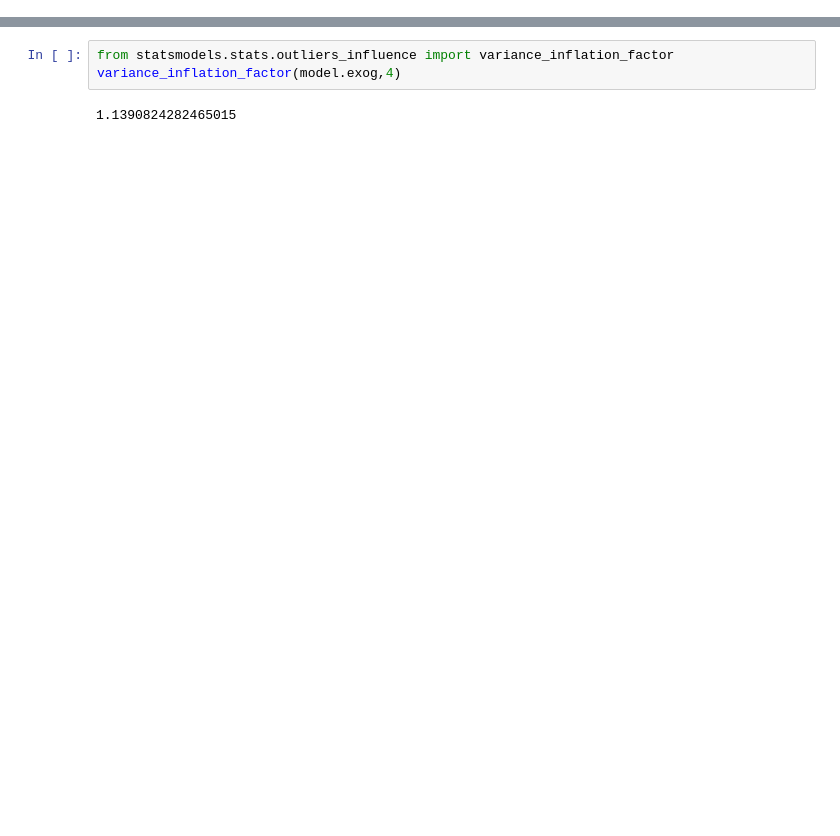
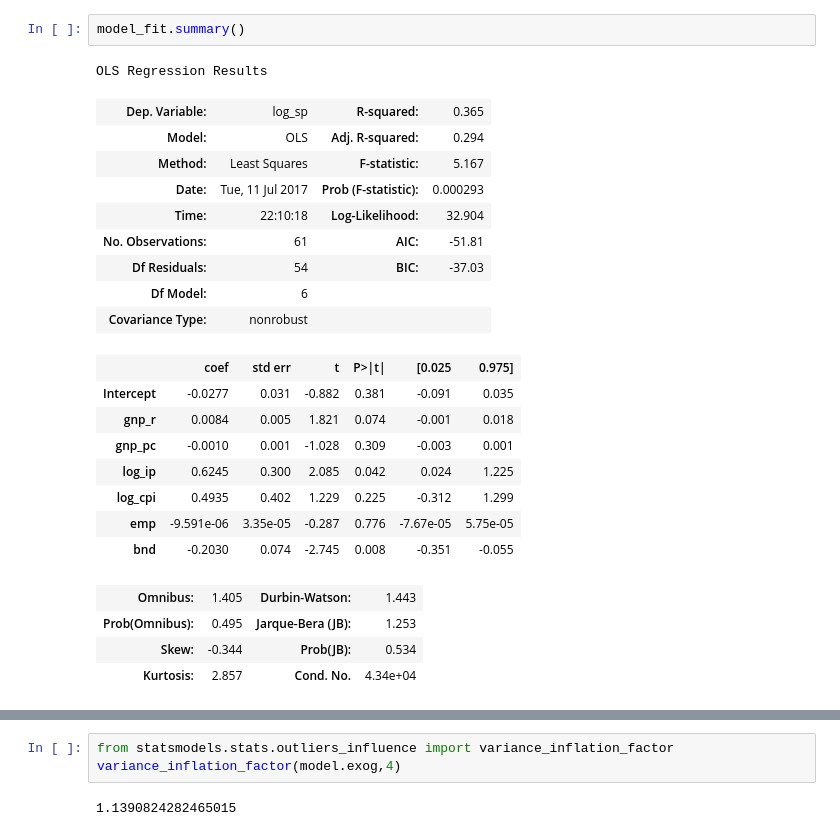
Before and after one commit to Russell-Ding/Ruppert-R-to-Python-Translate, a Jupyter notebook: Chapter 9 Exercise.ipynb, the cells around one changed output, grey strips where cells are left out. Cells and saved outputs as stored; diff of their text form; blank space fills up the shorter version.

```diff
--- a/Chapter 9 Exercise.ipynb
+++ b/Chapter 9 Exercise.ipynb
@@ -9,0 +71,25 @@ raw=pd.read_csv('Ruppert Dataset/USMacroG.csv')
+# %%
+model_fit.summary()
+# %% [output]
+OLS Regression Results
+| Dep. Variable: | log_sp | R-squared: | 0.365 |
+| Model: | OLS | Adj. R-squared: | 0.294 |
+| Method: | Least Squares | F-statistic: | 5.167 |
+| Date: | Tue, 11 Jul 2017 | Prob (F-statistic): | 0.000293 |
+| Time: | 22:10:18 | Log-Likelihood: | 32.904 |
+| No. Observations: | 61 | AIC: | -51.81 |
+| Df Residuals: | 54 | BIC: | -37.03 |
+| Df Model: | 6 |  |  |
+| Covariance Type: | nonrobust |  |  |
+|  | coef | std err | t | P>|t| | [0.025 | 0.975] |
+| Intercept | -0.0277 | 0.031 | -0.882 | 0.381 | -0.091 | 0.035 |
+| gnp_r | 0.0084 | 0.005 | 1.821 | 0.074 | -0.001 | 0.018 |
+| gnp_pc | -0.0010 | 0.001 | -1.028 | 0.309 | -0.003 | 0.001 |
+| log_ip | 0.6245 | 0.300 | 2.085 | 0.042 | 0.024 | 1.225 |
+| log_cpi | 0.4935 | 0.402 | 1.229 | 0.225 | -0.312 | 1.299 |
+| emp | -9.591e-06 | 3.35e-05 | -0.287 | 0.776 | -7.67e-05 | 5.75e-05 |
+| bnd | -0.2030 | 0.074 | -2.745 | 0.008 | -0.351 | -0.055 |
+| Omnibus: | 1.405 | Durbin-Watson: | 1.443 |
+| Prob(Omnibus): | 0.495 | Jarque-Bera (JB): | 1.253 |
+| Skew: | -0.344 | Prob(JB): | 0.534 |
+| Kurtosis: | 2.857 | Cond. No. | 4.34e+04 |
```
Also changed, not shown: parts of 37 cells of this notebook.
